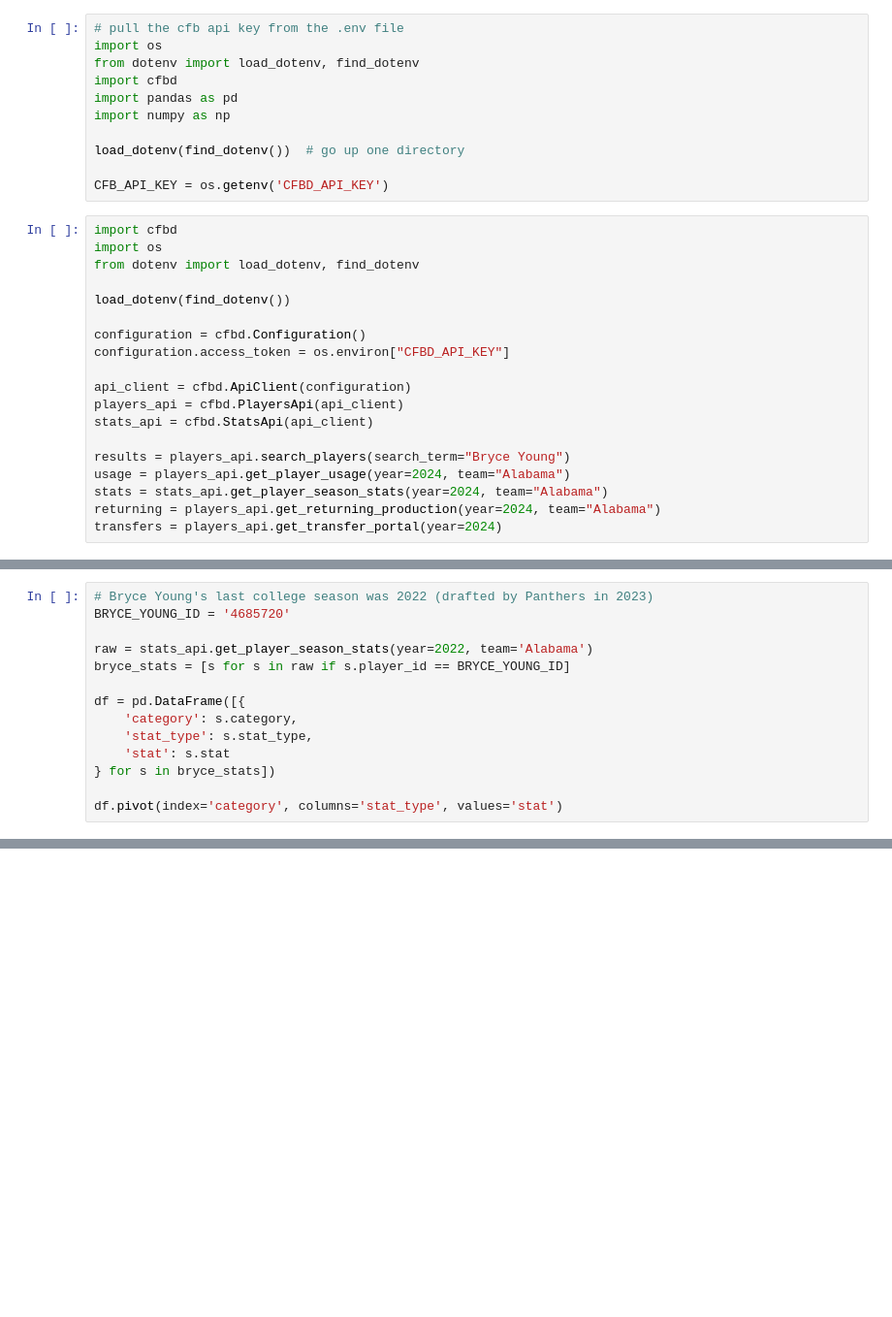
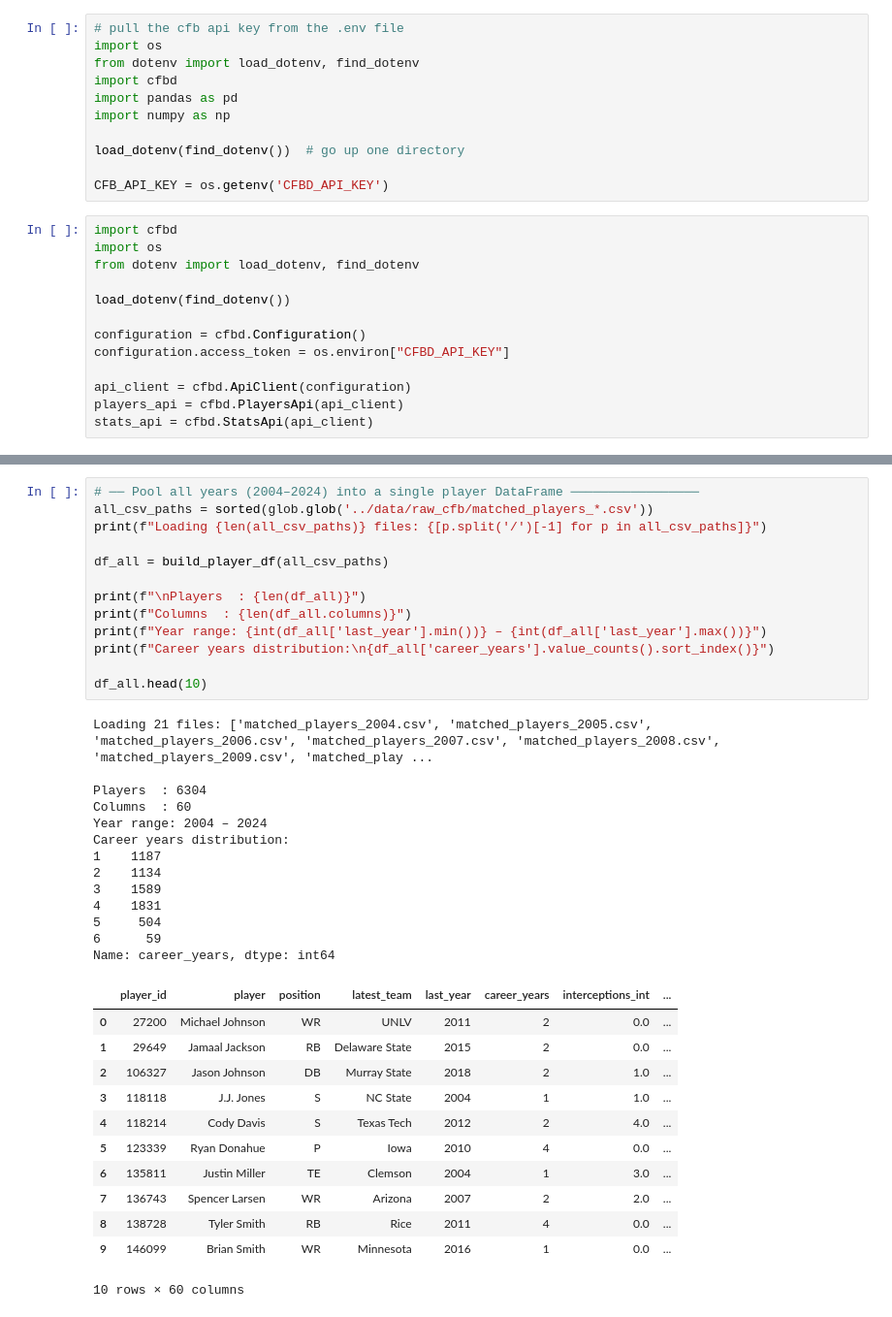
Before and after one commit to arnavk377/DraftSight, a Jupyter notebook: data/exploring_cfb.ipynb, the cells around one changed output, grey strips where cells are left out. Shown at 97% size. Drawn from its saved outputs; the diff is of its cells as text; blank space fills up the shorter version.

Commit message:
college football data from cfb 2004(?)-2024, exploring data fetching and cleaning

```diff
--- a/data/exploring_cfb.ipynb
+++ b/data/exploring_cfb.ipynb
@@ -22,9 +22,3 @@ configuration.access_token = os.environ["CFBD_API_KEY"]
 api_client = cfbd.ApiClient(configuration)
 players_api = cfbd.PlayersApi(api_client)
 stats_api = cfbd.StatsApi(api_client)
-
-results = players_api.search_players(search_term="Bryce Young")
-usage = players_api.get_player_usage(year=2024, team="Alabama")
-stats = stats_api.get_player_season_stats(year=2024, team="Alabama")
-returning = players_api.get_returning_production(year=2024, team="Alabama")
-transfers = players_api.get_transfer_portal(year=2024)
@@ -58,14 +49,0 @@ print(stats)
-# %%
-# Bryce Young's last college season was 2022 (drafted by Panthers in 2023)
-BRYCE_YOUNG_ID = '4685720'
-
-raw = stats_api.get_player_season_stats(year=2022, team='Alabama')
-bryce_stats = [s for s in raw if s.player_id == BRYCE_YOUNG_ID]
-
-df = pd.DataFrame([{
-    'category': s.category,
-    'stat_type': s.stat_type,
-    'stat': s.stat
-} for s in bryce_stats])
-
-df.pivot(index='category', columns='stat_type', values='stat')
@@ -150,0 +372,39 @@ plt.show()
+# %%
+# ── Pool all years (2004–2024) into a single player DataFrame ─────────────────
+all_csv_paths = sorted(glob.glob('../data/raw_cfb/matched_players_*.csv'))
+print(f"Loading {len(all_csv_paths)} files: {[p.split('/')[-1] for p in all_csv_paths]}")
+
+df_all = build_player_df(all_csv_paths)
+
+print(f"\nPlayers  : {len(df_all)}")
+print(f"Columns  : {len(df_all.columns)}")
+print(f"Year range: {int(df_all['last_year'].min())} – {int(df_all['last_year'].max())}")
+print(f"Career years distribution:\n{df_all['career_years'].value_counts().sort_index()}")
+
+df_all.head(10)
+# %% [output]
+Loading 21 files: ['matched_players_2004.csv', 'matched_players_2005.csv', 'matched_players_2006.csv', 'matched_players_2007.csv', 'matched_players_2008.csv', 'matched_players_2009.csv', 'matched_play ...
+
+Players  : 6304
+Columns  : 60
+Year range: 2004 – 2024
+Career years distribution:
+1    1187
+2    1134
+3    1589
+4    1831
+5     504
+6      59
+Name: career_years, dtype: int64
+|  | player_id | player | position | latest_team | last_year | career_years | interceptions_int | ... |
+| 0 | 27200 | Michael Johnson | WR | UNLV | 2011 | 2 | 0.0 | ... |
+| 1 | 29649 | Jamaal Jackson | RB | Delaware State | 2015 | 2 | 0.0 | ... |
+| 2 | 106327 | Jason Johnson | DB | Murray State | 2018 | 2 | 1.0 | ... |
+| 3 | 118118 | J.J. Jones | S | NC State | 2004 | 1 | 1.0 | ... |
+| 4 | 118214 | Cody Davis | S | Texas Tech | 2012 | 2 | 4.0 | ... |
+| 5 | 123339 | Ryan Donahue | P | Iowa | 2010 | 4 | 0.0 | ... |
+| 6 | 135811 | Justin Miller | TE | Clemson | 2004 | 1 | 3.0 | ... |
+| 7 | 136743 | Spencer Larsen | WR | Arizona | 2007 | 2 | 2.0 | ... |
+| 8 | 138728 | Tyler Smith | RB | Rice | 2011 | 4 | 0.0 | ... |
+| 9 | 146099 | Brian Smith | WR | Minnesota | 2016 | 1 | 0.0 | ... |
+10 rows × 60 columns
```
Also changed, not shown: parts of 14 cells of this notebook, 23 other files.
